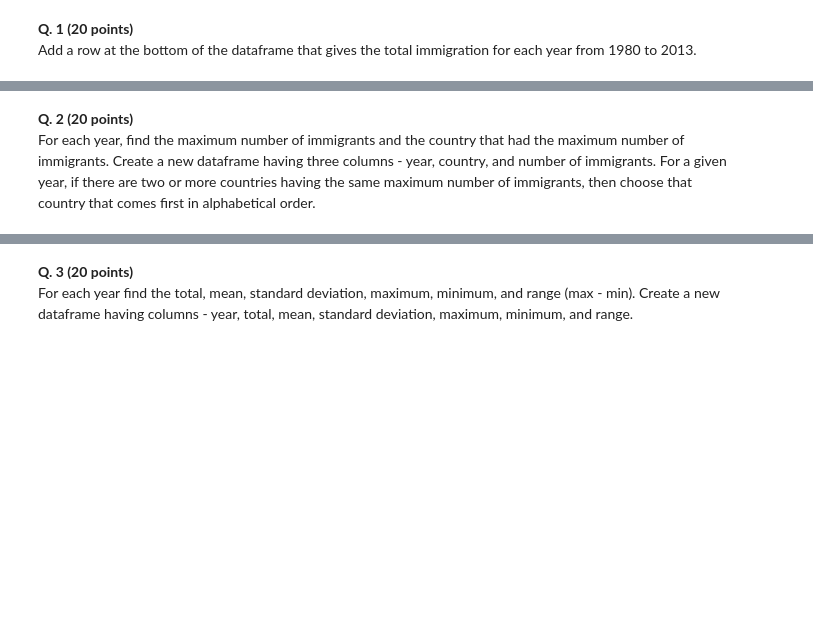
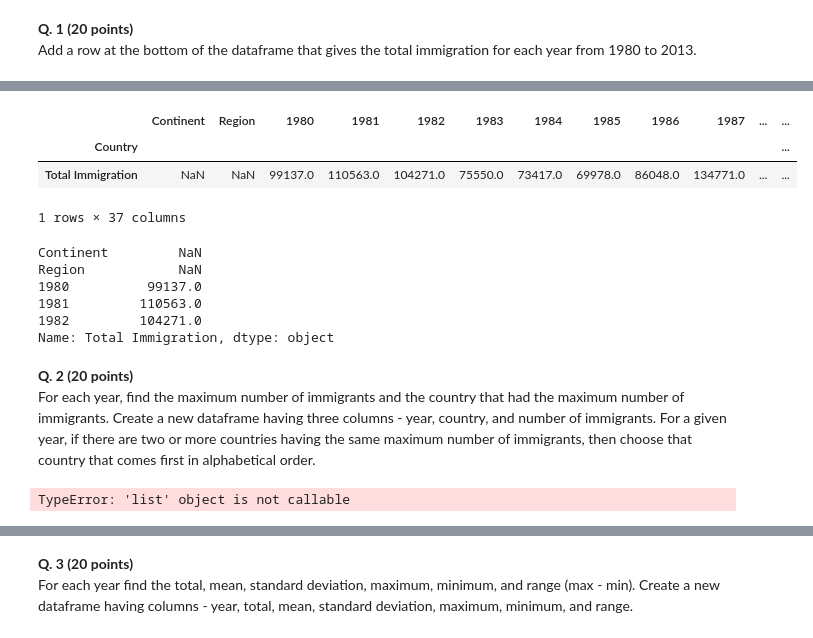
Before and after one commit to dylanxlam/data_visualization_practive, a Jupyter notebook: practice1/HWK1.ipynb, the cells around one changed output, grey strips where cells are left out. Saved outputs shown, nothing was run; the diff lists cells and outputs as text; code cells hidden in the pictures; blank space fills up the shorter version.

```diff
--- a/practice1/HWK1.ipynb
+++ b/practice1/HWK1.ipynb
@@ -100,3 +247,37 @@ Add a row at the bottom of the dataframe that gives the total immigration for ea
+# %%
+# add a column at the end giving the total number of immigrants for each country
+df.loc['Total Immigration'] = df.sum (axis = 0, numeric_only = True)
+# %%
+df.tail(1)
+# %% [output]
+|  | Continent | Region | 1980 | 1981 | 1982 | 1983 | 1984 | 1985 | 1986 | 1987 | ... | ... |
+| Country |  |  |  |  |  |  |  |  |  |  |  | ... |
+| Total Immigration | NaN | NaN | 99137.0 | 110563.0 | 104271.0 | 75550.0 | 73417.0 | 69978.0 | 86048.0 | 134771.0 | ... | ... |
+1 rows × 37 columns
+# %%
+df.loc['Total Immigration', df.columns].head()
+# %% [output]
+Continent         NaN
+Region            NaN
+1980          99137.0
+1981         110563.0
+1982         104271.0
+Name: Total Immigration, dtype: object
 # %% [markdown]
 **Q. 2 (20 points)**
 For each year, find the maximum number of immigrants and the country that had the maximum number of immigrants. Create a new dataframe having three columns - year, country, and number of immigrants. For a given year, if there are two or more countries having the same maximum number of immigrants, then choose that country that comes first in alphabetical order.
+# %%
+df = df.drop('Total Immigration', axis = 0)
+
+country_list = []
+year_list = []
+count_list = []
+
+for year in list(map(str,range(1980,2014))):
+    country = df[year].sort_index().nlargest(1).index.values
+    count = (df.loc[country,year].values)[0]
+    country_list.append(country[0])
+    year_list.append(year)
+    count_list.append(count)
+# %% [output]
+TypeError: 'list' object is not callable
```
Also changed, not shown: parts of 22 cells of this notebook.
